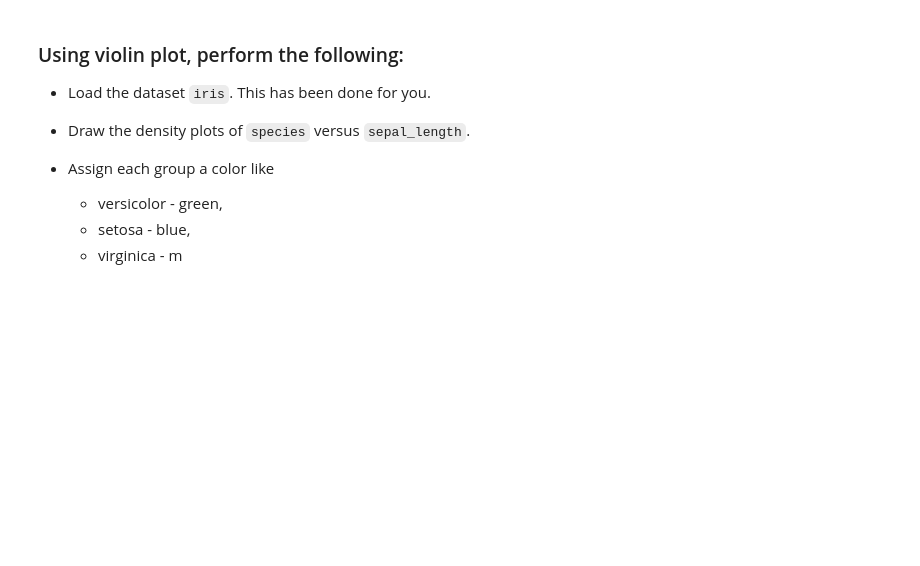
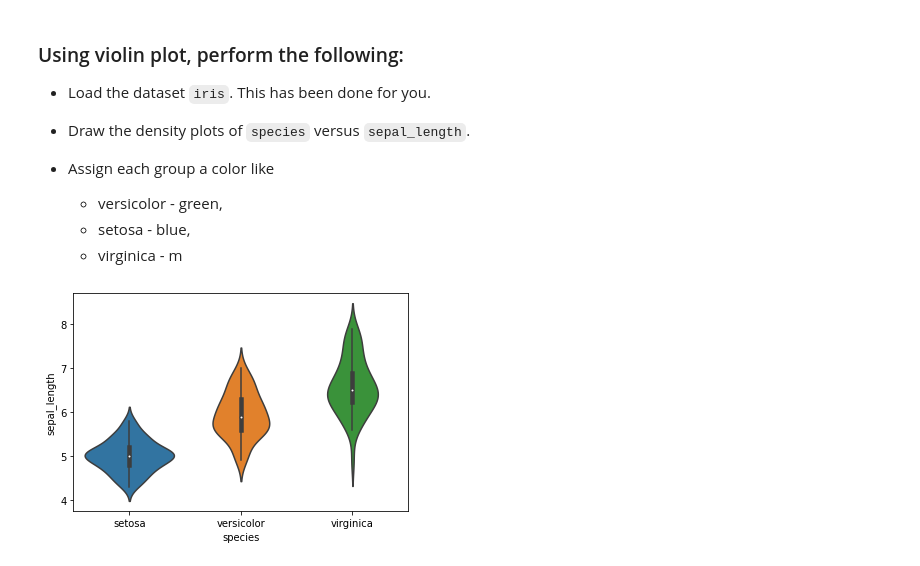
Before and after one commit to nikhilsinghh59/SHALA2020, a Jupyter notebook: DS_L3_20_April_Assignment_3.ipynb, the cells around one changed output. Saved outputs shown, nothing was run; the diff lists cells and outputs as text; code cells hidden in the pictures; blank space fills up the shorter version.

```diff
--- a/DS_L3_20_April_Assignment_3.ipynb
+++ b/DS_L3_20_April_Assignment_3.ipynb
@@ -180,5 +190,9 @@ df = sns.load_dataset('iris')
     * virginica - m
 # %%
 # Draw the normal violin plots
+sns.violinplot(x='species',y='sepal_length', data=df, size=8)
+plt.show()
+# %% [output]
+[figure, added]
 # %%
 # Change the color of each group
```
Also changed, not shown: parts of 2 cells of this notebook.
